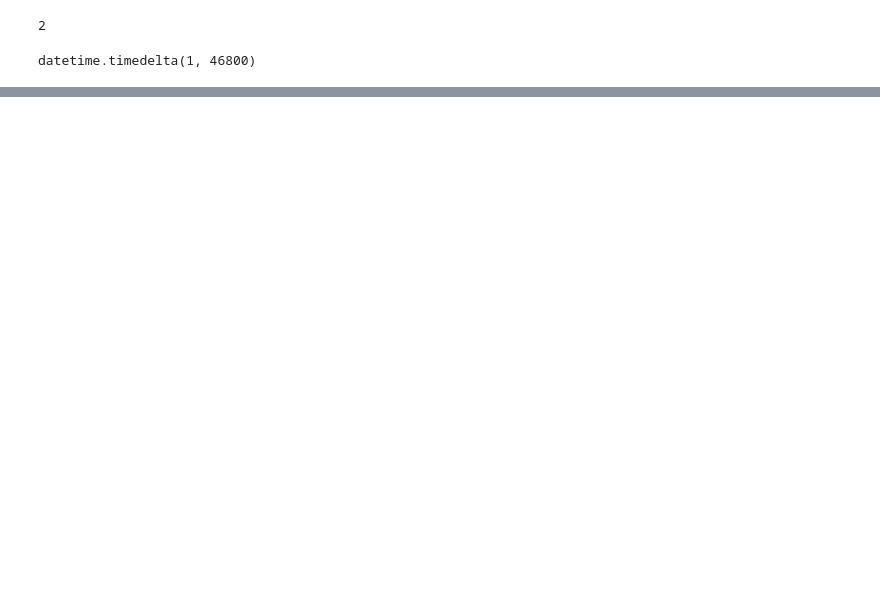
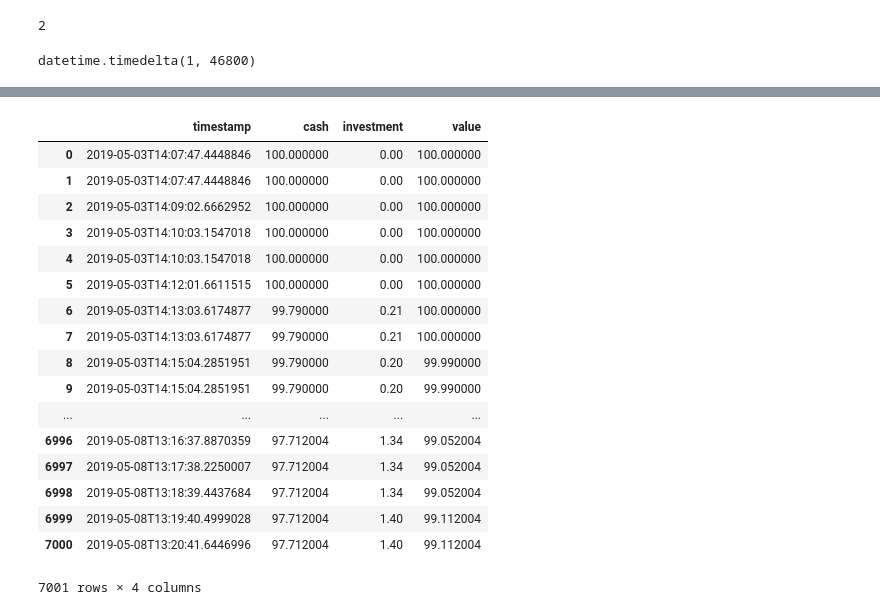
Before and after one commit to mng12689/predictit, a Jupyter notebook: Untitled-Copy1.ipynb, the cells around one changed output, grey strips where cells are left out. Drawn from its saved outputs; the diff is of its cells as text; code cells hidden in the pictures; blank space fills up the shorter version.

```diff
--- a/Untitled-Copy1.ipynb
+++ b/Untitled-Copy1.ipynb
@@ -844,0 +923,21 @@ plt.show()
+# %%
+pd.read_csv("data/simulations/@vp/5478/portfolio.csv")
+# %% [output]
+|  | timestamp | cash | investment | value |
+| 0 | 2019-05-03T14:07:47.4448846 | 100.000000 | 0.00 | 100.000000 |
+| 1 | 2019-05-03T14:07:47.4448846 | 100.000000 | 0.00 | 100.000000 |
+| 2 | 2019-05-03T14:09:02.6662952 | 100.000000 | 0.00 | 100.000000 |
+| 3 | 2019-05-03T14:10:03.1547018 | 100.000000 | 0.00 | 100.000000 |
+| 4 | 2019-05-03T14:10:03.1547018 | 100.000000 | 0.00 | 100.000000 |
+| 5 | 2019-05-03T14:12:01.6611515 | 100.000000 | 0.00 | 100.000000 |
+| 6 | 2019-05-03T14:13:03.6174877 | 99.790000 | 0.21 | 100.000000 |
+| 7 | 2019-05-03T14:13:03.6174877 | 99.790000 | 0.21 | 100.000000 |
+| 8 | 2019-05-03T14:15:04.2851951 | 99.790000 | 0.20 | 99.990000 |
+| 9 | 2019-05-03T14:15:04.2851951 | 99.790000 | 0.20 | 99.990000 |
+| ... | ... | ... | ... | ... |
+| 6996 | 2019-05-08T13:16:37.8870359 | 97.712004 | 1.34 | 99.052004 |
+| 6997 | 2019-05-08T13:17:38.2250007 | 97.712004 | 1.34 | 99.052004 |
+| 6998 | 2019-05-08T13:18:39.4437684 | 97.712004 | 1.34 | 99.052004 |
+| 6999 | 2019-05-08T13:19:40.4999028 | 97.712004 | 1.40 | 99.112004 |
+| 7000 | 2019-05-08T13:20:41.6446996 | 97.712004 | 1.40 | 99.112004 |
+7001 rows × 4 columns
```
Also changed, not shown: parts of 15 cells of this notebook.
